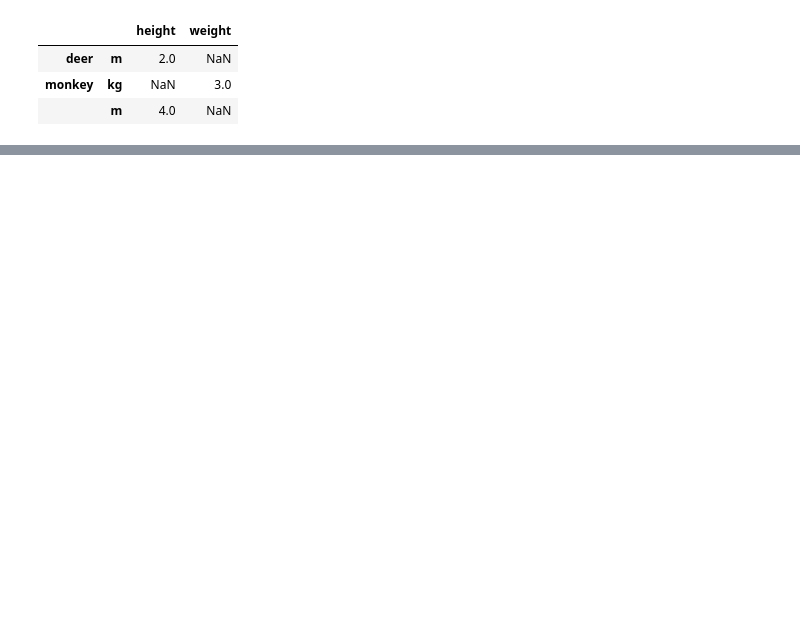
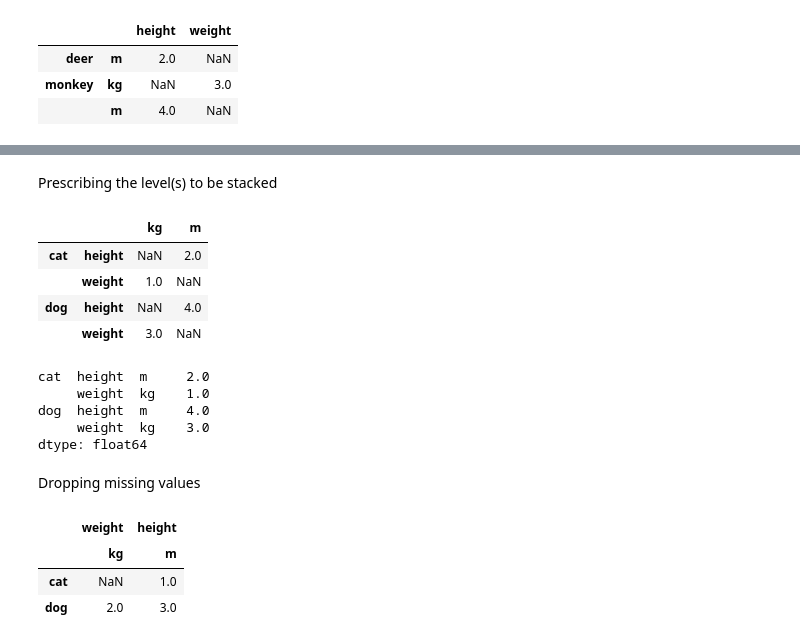
Before and after one commit to Xingxing-Huang/Pandas, a Jupyter notebook: pandas-dataframe-stack.ipynb, the cells around one changed output, grey strips where cells are left out. Drawn from its saved outputs; the diff is of its cells as text; code cells hidden in the pictures; blank space fills up the shorter version.

```diff
--- a/pandas-dataframe-stack.ipynb
+++ b/pandas-dataframe-stack.ipynb
@@ -152,0 +231,20 @@ df_multi_level_cols3.stack(dropna=True)
+# %% [markdown]
+Prescribing the level(s) to be stacked
+# %%
+df_multi_level_cols2.stack(0)
+# %% [output]
+|  |  | kg | m |
+| cat | height | NaN | 2.0 |
+|  | weight | 1.0 | NaN |
+| dog | height | NaN | 4.0 |
+|  | weight | 3.0 | NaN |
+# %%
+df_multi_level_cols2.stack([0, 1])
+# %% [output]
+cat  height  m     2.0
+     weight  kg    1.0
+dog  height  m     4.0
+     weight  kg    3.0
+dtype: float64
+# %% [markdown]
+Dropping missing values
@@ -152,0 +257,7 @@ df_multi_level_cols3.stack(dropna=True)
+# %%
+df_multi_level_cols3
+# %% [output]
+|  | weight | height |
+|  | kg | m |
+| cat | NaN | 1.0 |
+| dog | 2.0 | 3.0 |
```
Also changed, not shown: parts of 15 cells of this notebook.
